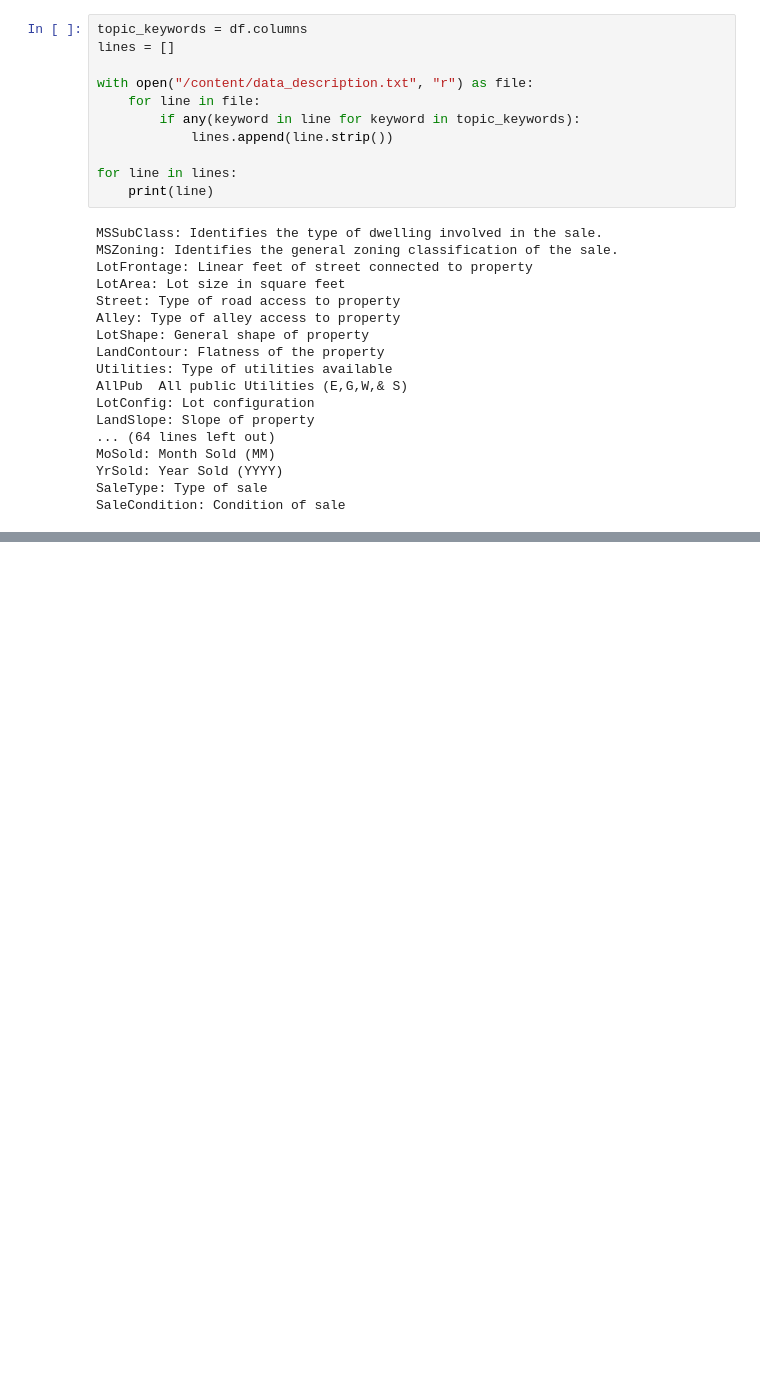
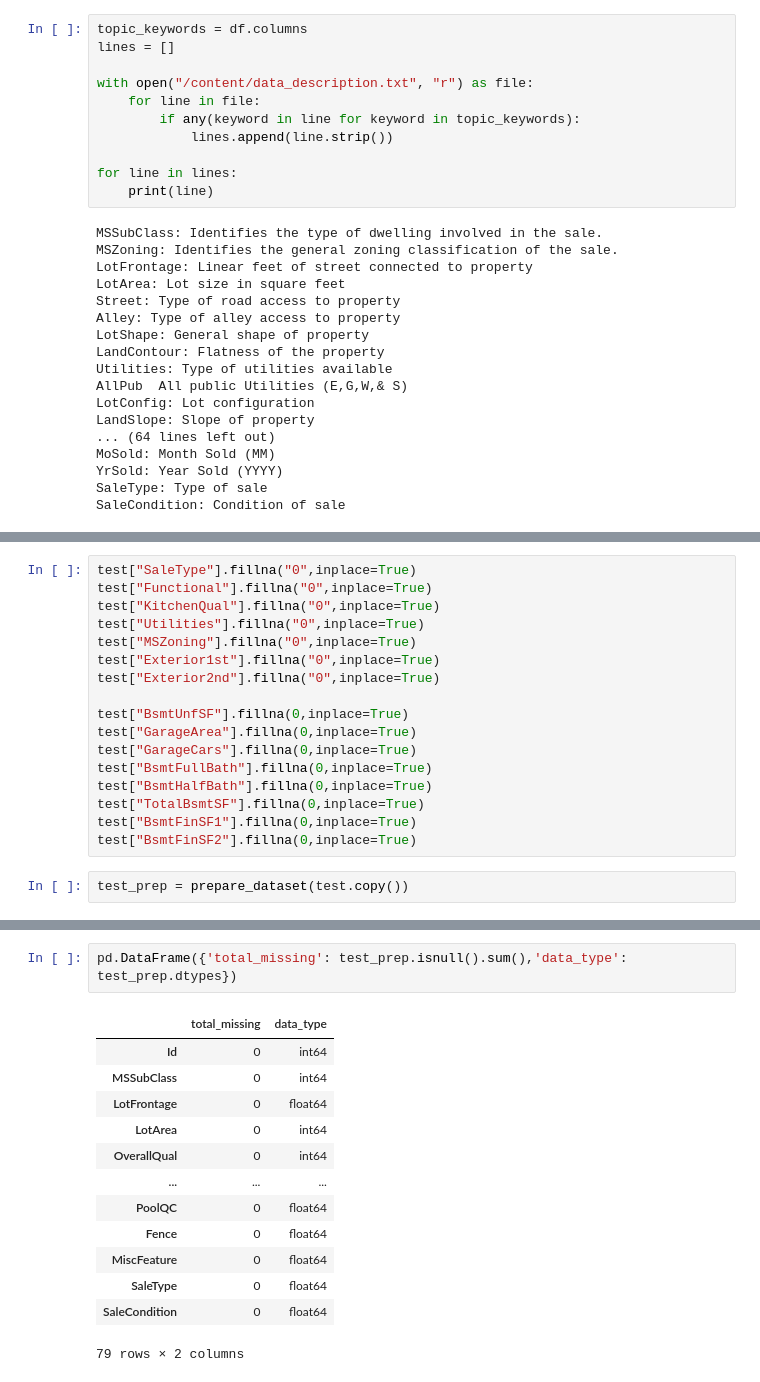
Before and after one commit to abdulhakkeempa/house-price-prediction, a Jupyter notebook: House_Price_Prediction.ipynb, the cells around one changed output, grey strips where cells are left out. Cells and saved outputs as stored; diff of their text form; blank space fills up the shorter version.

```diff
--- a/House_Price_Prediction.ipynb
+++ b/House_Price_Prediction.ipynb
@@ -462,0 +568,19 @@ SaleCondition: Condition of sale
+# %%
+test["SaleType"].fillna("0",inplace=True)
+test["Functional"].fillna("0",inplace=True)
+test["KitchenQual"].fillna("0",inplace=True)
+test["Utilities"].fillna("0",inplace=True)
+test["MSZoning"].fillna("0",inplace=True)
+test["Exterior1st"].fillna("0",inplace=True)
+test["Exterior2nd"].fillna("0",inplace=True)
+
+test["BsmtUnfSF"].fillna(0,inplace=True)
+test["GarageArea"].fillna(0,inplace=True)
+test["GarageCars"].fillna(0,inplace=True)
+test["BsmtFullBath"].fillna(0,inplace=True)
+test["BsmtHalfBath"].fillna(0,inplace=True)
+test["TotalBsmtSF"].fillna(0,inplace=True)
+test["BsmtFinSF1"].fillna(0,inplace=True)
+test["BsmtFinSF2"].fillna(0,inplace=True)
+# %%
+test_prep = prepare_dataset(test.copy())
@@ -462,0 +609,16 @@ SaleCondition: Condition of sale
+# %%
+pd.DataFrame({'total_missing': test_prep.isnull().sum(),'data_type': test_prep.dtypes})
+# %% [output]
+|  | total_missing | data_type |
+| Id | 0 | int64 |
+| MSSubClass | 0 | int64 |
+| LotFrontage | 0 | float64 |
+| LotArea | 0 | int64 |
+| OverallQual | 0 | int64 |
+| ... | ... | ... |
+| PoolQC | 0 | float64 |
+| Fence | 0 | float64 |
+| MiscFeature | 0 | float64 |
+| SaleType | 0 | float64 |
+| SaleCondition | 0 | float64 |
+79 rows × 2 columns
```
Also changed, not shown: parts of 29 cells of this notebook.
